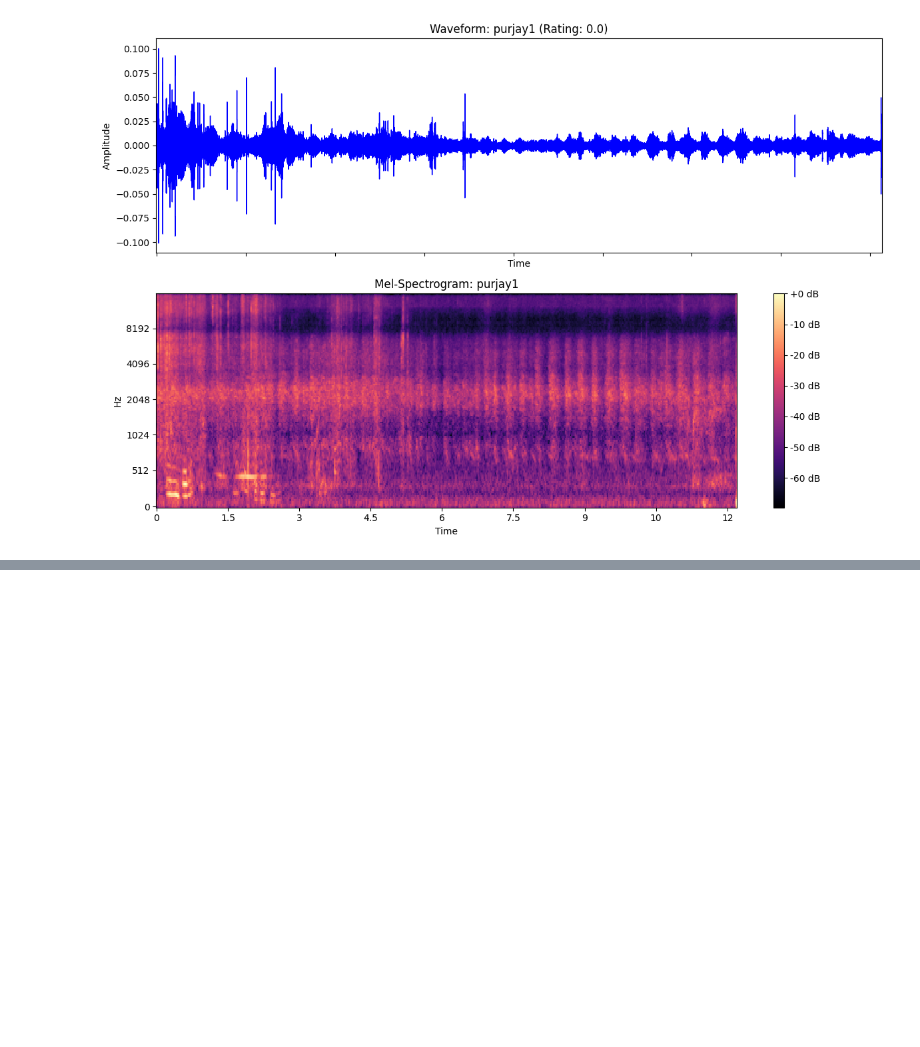
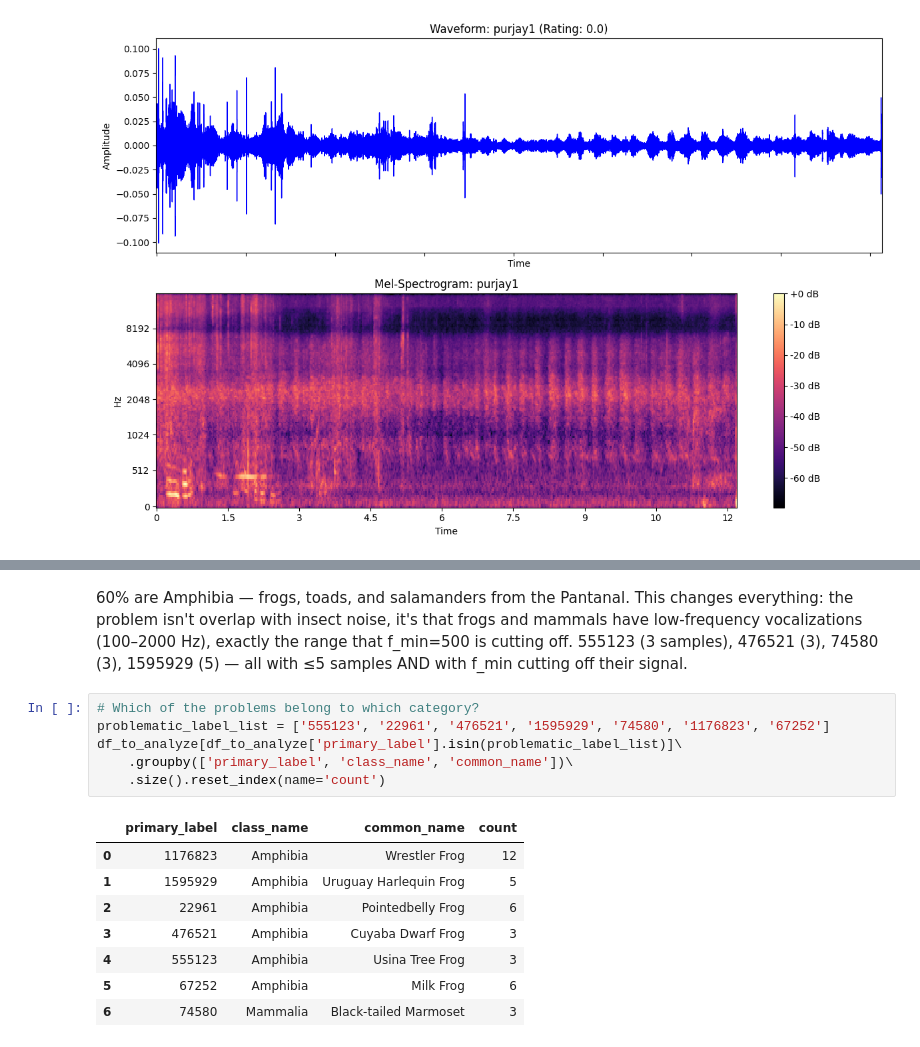
Before and after one commit to ju4nv1e1r4/pantanal, a Jupyter notebook: notebooks/data_exploration.ipynb, the cells around one changed output, grey strips where cells are left out. Saved outputs shown, nothing was run; the diff lists cells and outputs as text; blank space fills up the shorter version.

```diff
--- a/notebooks/data_exploration.ipynb
+++ b/notebooks/data_exploration.ipynb
@@ -187,0 +261,17 @@ Species selected for comparison: purjay1
+# %% [markdown]
+60% are Amphibia — frogs, toads, and salamanders from the Pantanal. This changes everything: the problem isn't overlap with insect noise, it's that frogs and mammals have low-frequency vocalizations (100–2000 Hz), exactly the range that f_min=500 is cutting off. 555123 (3 samples), 476521 (3), 74580 (3), 1595929 (5) — all with ≤5 samples AND with f_min cutting off their signal.
+# %%
+# Which of the problems belong to which category?
+problematic_label_list = ['555123', '22961', '476521', '1595929', '74580', '1176823', '67252']
+df_to_analyze[df_to_analyze['primary_label'].isin(problematic_label_list)]\
+    .groupby(['primary_label', 'class_name', 'common_name'])\
+    .size().reset_index(name='count')
+# %% [output]
+|  | primary_label | class_name | common_name | count |
+| 0 | 1176823 | Amphibia | Wrestler Frog | 12 |
+| 1 | 1595929 | Amphibia | Uruguay Harlequin Frog | 5 |
+| 2 | 22961 | Amphibia | Pointedbelly Frog | 6 |
+| 3 | 476521 | Amphibia | Cuyaba Dwarf Frog | 3 |
+| 4 | 555123 | Amphibia | Usina Tree Frog | 3 |
+| 5 | 67252 | Amphibia | Milk Frog | 6 |
+| 6 | 74580 | Mammalia | Black-tailed Marmoset | 3 |
```
Also changed, not shown: parts of 11 cells of this notebook.
